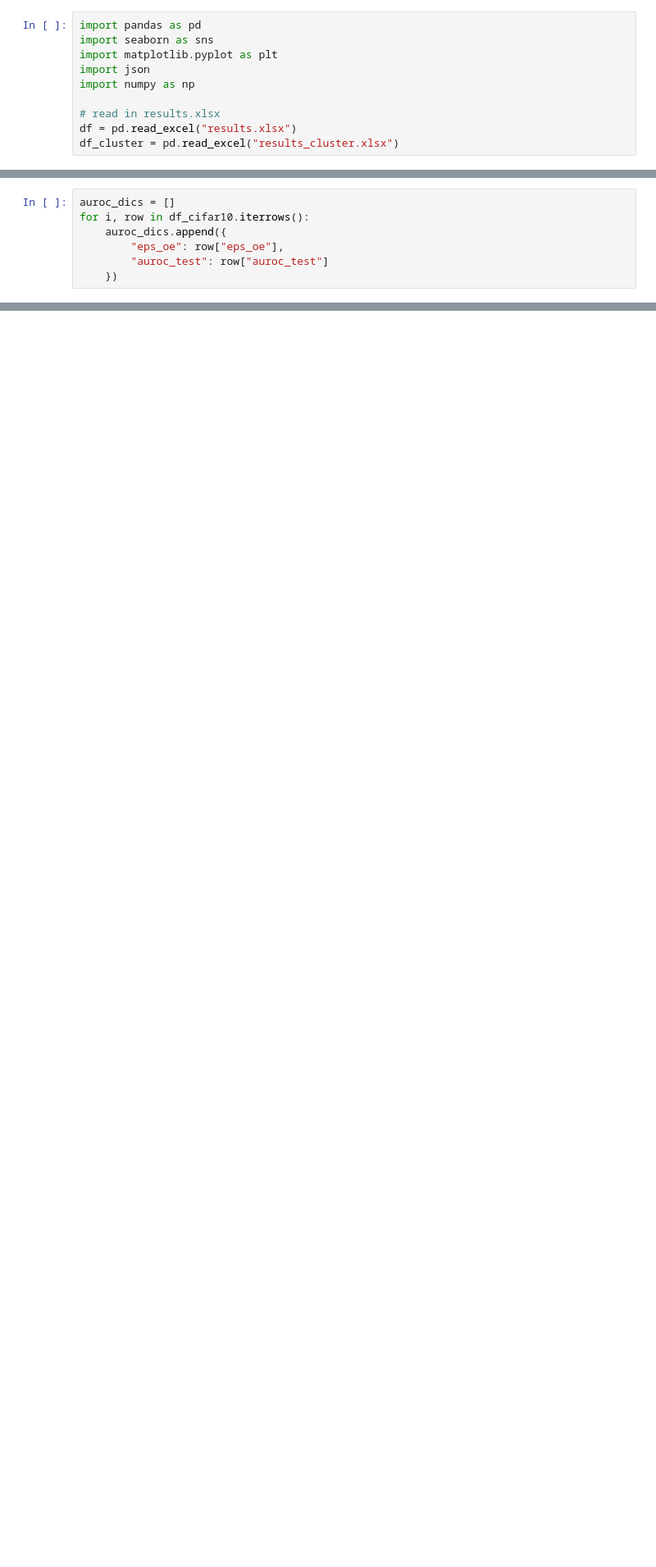
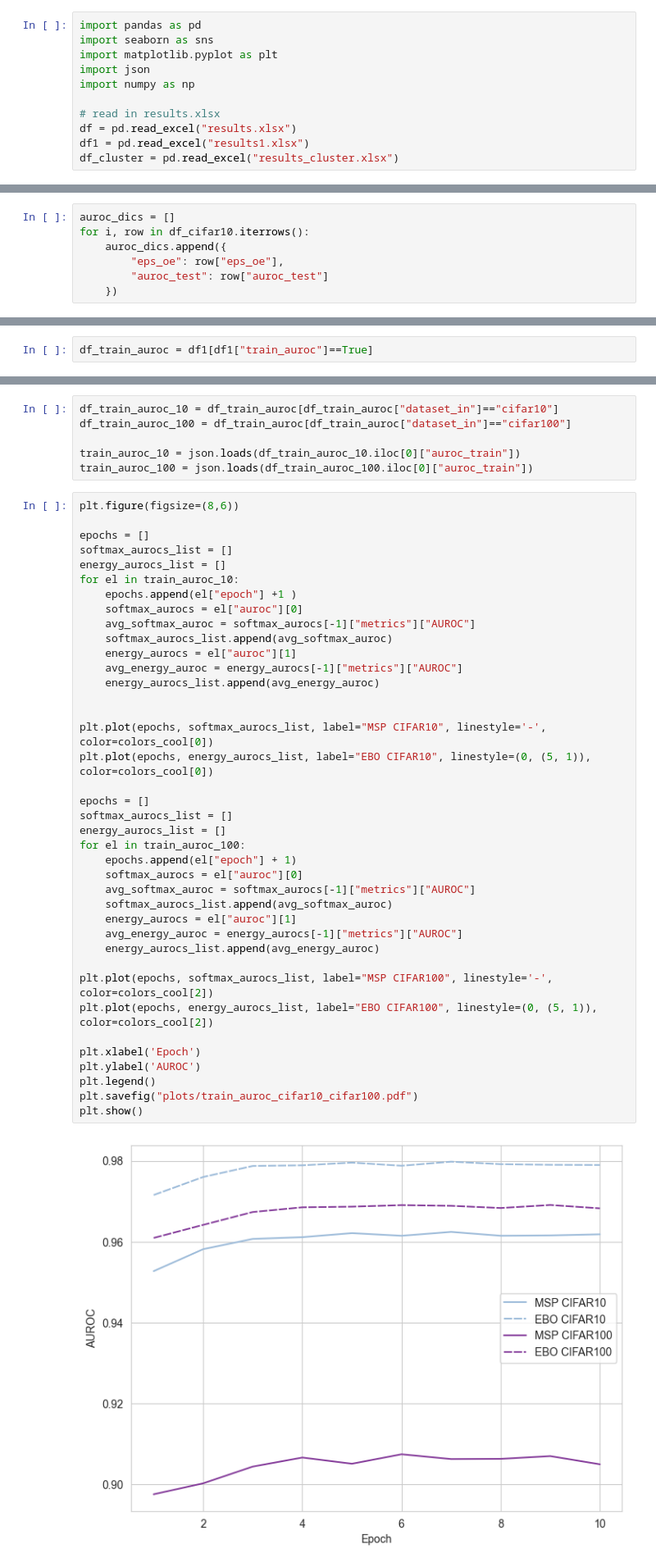
Before and after one commit to 2mey10/Adversarial-OE, a Jupyter notebook: eval.ipynb, the cells around one changed output, grey strips where cells are left out. Shown at 82% size. Cells and saved outputs as stored; diff of their text form; blank space fills up the shorter version.

```diff
--- a/eval.ipynb
+++ b/eval.ipynb
@@ -7,6 +7,7 @@ import numpy as np
 
 # read in results.xlsx
 df = pd.read_excel("results.xlsx")
+df1 = pd.read_excel("results1.xlsx")
 df_cluster = pd.read_excel("results_cluster.xlsx")
 # %%
 # activate seaborn
@@ -431,3 +976,5 @@ plt.savefig("plots/aoe_cifar10_cifar100_aoe_accuracy.pdf", bbox_inches='tight')
 plt.show()
 # %% [output]
 [figure]
+# %%
+df_train_auroc = df1[df1["train_auroc"]==True]
@@ -433,0 +988,47 @@ plt.show()
+# %%
+df_train_auroc_10 = df_train_auroc[df_train_auroc["dataset_in"]=="cifar10"]
+df_train_auroc_100 = df_train_auroc[df_train_auroc["dataset_in"]=="cifar100"]
+
+train_auroc_10 = json.loads(df_train_auroc_10.iloc[0]["auroc_train"])
+train_auroc_100 = json.loads(df_train_auroc_100.iloc[0]["auroc_train"])
+# %%
+plt.figure(figsize=(8,6))
+
+epochs = []
+softmax_aurocs_list = []
+energy_aurocs_list = []
+for el in train_auroc_10:
+    epochs.append(el["epoch"] +1 )
+    softmax_aurocs = el["auroc"][0]
+    avg_softmax_auroc = softmax_aurocs[-1]["metrics"]["AUROC"]
+    softmax_aurocs_list.append(avg_softmax_auroc)
+    energy_aurocs = el["auroc"][1]
+    avg_energy_auroc = energy_aurocs[-1]["metrics"]["AUROC"]
+    energy_aurocs_list.append(avg_energy_auroc)
+
+
+plt.plot(epochs, softmax_aurocs_list, label="MSP CIFAR10", linestyle='-', color=colors_cool[0])
+plt.plot(epochs, energy_aurocs_list, label="EBO CIFAR10", linestyle=(0, (5, 1)), color=colors_cool[0])
+
+epochs = []
+softmax_aurocs_list = []
+energy_aurocs_list = []
+for el in train_auroc_100:
+    epochs.append(el["epoch"] + 1)
+    softmax_aurocs = el["auroc"][0]
+    avg_softmax_auroc = softmax_aurocs[-1]["metrics"]["AUROC"]
+    softmax_aurocs_list.append(avg_softmax_auroc)
+    energy_aurocs = el["auroc"][1]
+    avg_energy_auroc = energy_aurocs[-1]["metrics"]["AUROC"]
+    energy_aurocs_list.append(avg_energy_auroc)
+
+plt.plot(epochs, softmax_aurocs_list, label="MSP CIFAR100", linestyle='-', color=colors_cool[2])
+plt.plot(epochs, energy_aurocs_list, label="EBO CIFAR100", linestyle=(0, (5, 1)), color=colors_cool[2])
+
+plt.xlabel('Epoch')
+plt.ylabel('AUROC')
+plt.legend()
+plt.savefig("plots/train_auroc_cifar10_cifar100.pdf")
+plt.show()
+# %% [output]
+[figure, added]
```
Also changed, not shown: parts of 11 cells of this notebook, 8 other files.
